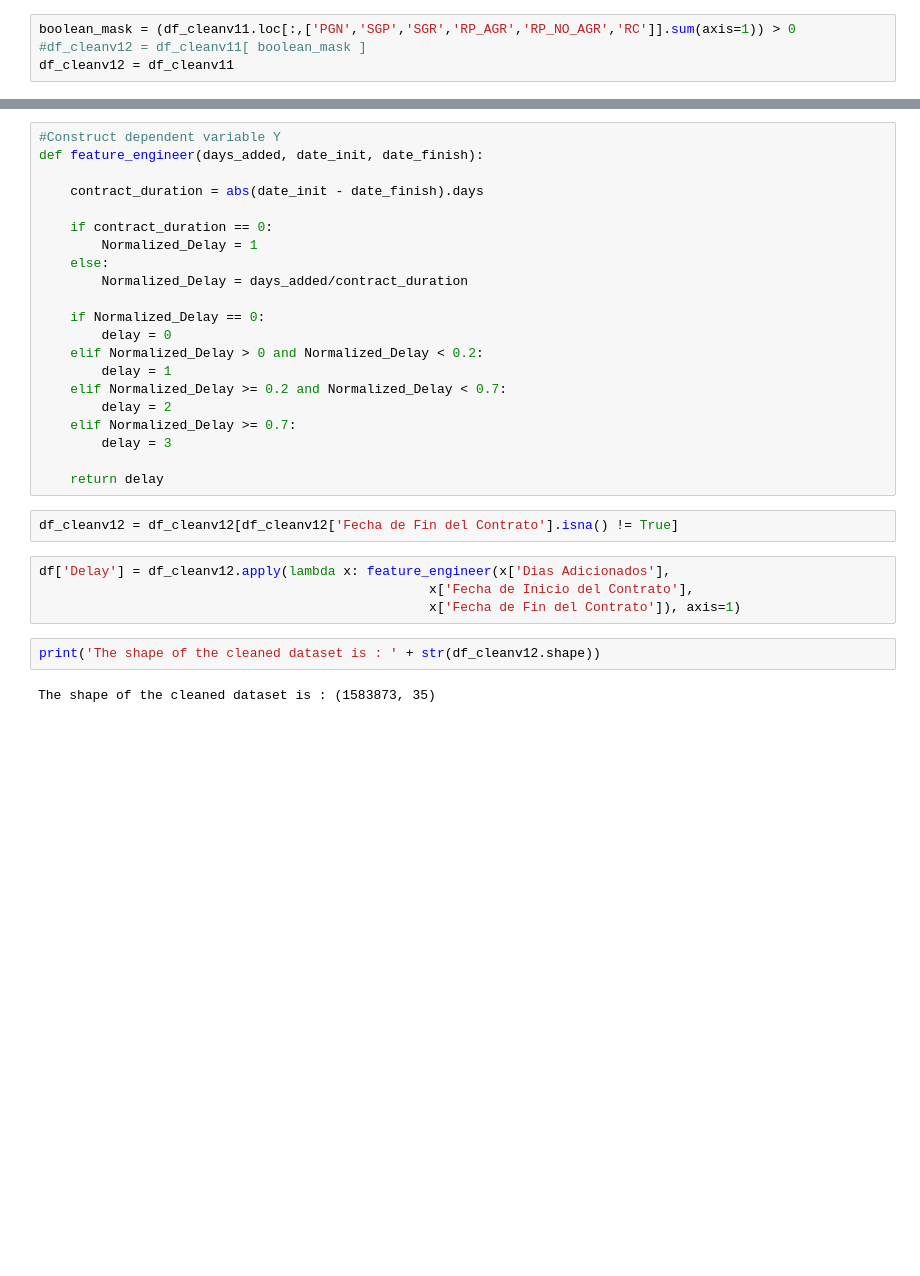
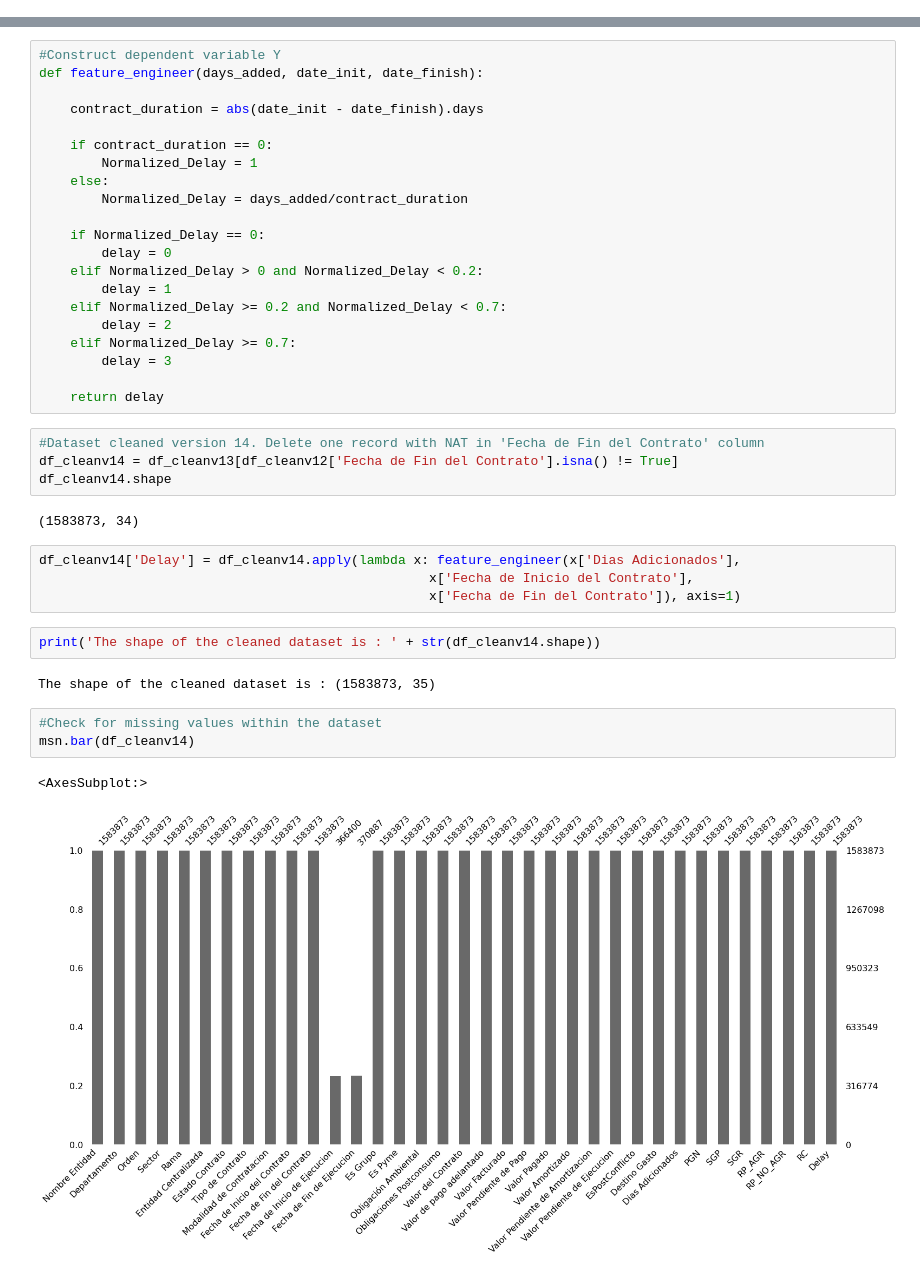
Before and after one commit to lumariaap15/secop-ds4a, a Jupyter notebook: data_cleaning.ipynb, the cells around one changed output, grey strips where cells are left out. Cells and saved outputs as stored; diff of their text form; blank space fills up the shorter version.

Commit message:
Version documentada data cleaning

```diff
--- a/data_cleaning.ipynb
+++ b/data_cleaning.ipynb
@@ -205,4 +154,0 @@ df_cleanv11.shape
-# %%
-boolean_mask = (df_cleanv11.loc[:,['PGN','SGP','SGR','RP_AGR','RP_NO_AGR','RC']].sum(axis=1)) > 0
-#df_cleanv12 = df_cleanv11[ boolean_mask ]
-df_cleanv12 = df_cleanv11
@@ -246,13 +188,23 @@ def feature_engineer(days_added, date_init, date_finish):
         delay = 3
 
     return delay
-# %%
-df_cleanv12 = df_cleanv12[df_cleanv12['Fecha de Fin del Contrato'].isna() != True]
+# %%
+#Dataset cleaned version 14. Delete one record with NAT in 'Fecha de Fin del Contrato' column
+df_cleanv14 = df_cleanv13[df_cleanv12['Fecha de Fin del Contrato'].isna() != True]
+df_cleanv14.shape
+# %% [output]
+(1583873, 34)
 # %%
-df['Delay'] = df_cleanv12.apply(lambda x: feature_engineer(x['Dias Adicionados'],
+df_cleanv14['Delay'] = df_cleanv14.apply(lambda x: feature_engineer(x['Dias Adicionados'],
                                                   x['Fecha de Inicio del Contrato'],
                                                   x['Fecha de Fin del Contrato']), axis=1)
 # %%
-print('The shape of the cleaned dataset is : ' + str(df_cleanv12.shape))
+print('The shape of the cleaned dataset is : ' + str(df_cleanv14.shape))
 # %% [output]
 The shape of the cleaned dataset is : (1583873, 35)
+# %%
+#Check for missing values within the dataset
+msn.bar(df_cleanv14)
+# %% [output]
+<AxesSubplot:>
+[figure, added]
```
Also changed, not shown: parts of 46 cells of this notebook.
